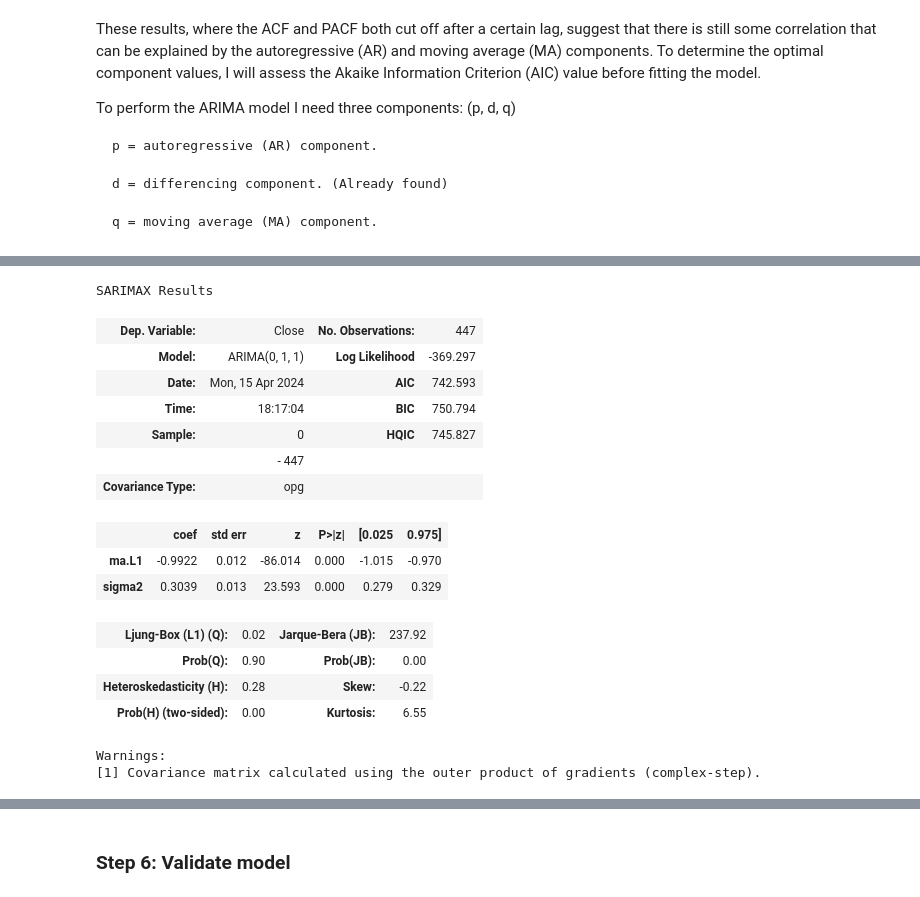
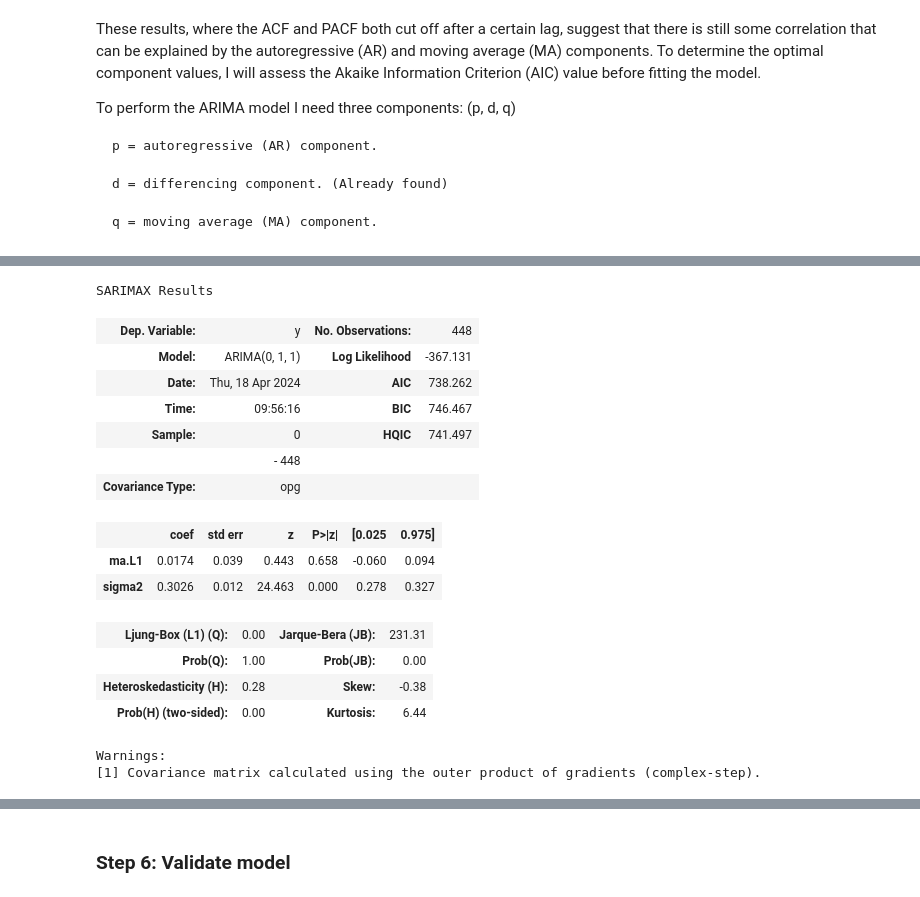
Before and after one commit to Daniela-MB/Time_series_analysis, a Jupyter notebook: CA1_Project_MLB_DanielaMarianoBarreto.ipynb, the cells around one changed output, grey strips where cells are left out. Saved outputs shown, nothing was run; the diff lists cells and outputs as text; code cells hidden in the pictures.

Commit message:
ARIMA corrections

```diff
--- a/CA1_Project_MLB_DanielaMarianoBarreto.ipynb
+++ b/CA1_Project_MLB_DanielaMarianoBarreto.ipynb
@@ -891,7 +954,7 @@ He I will fit the ARIMA model with the 'first_order_diff'
 # %%
 from statsmodels.tsa.arima.model import ARIMA
 
-model = ARIMA(first_order_diff, order=(0,1,1))
+model = ARIMA(cour_filt['Close'].tolist(), order=(0,1,1))
 model_fit = model.fit()
 
 model_fit.summary()
@@ -914,2 +977,6 @@ SARIMAX Results
 Warnings:
 [1] Covariance matrix calculated using the outer product of gradients (complex-step).
+# %%
+pred = model_fit.fittedvalues
+cour_filt.loc[:, 'ARIMA'] = pred
+cour_filt.head()
@@ -915,0 +996,4 @@ Warnings:
+# %%
+diffval = model_fit.resid + model_fit.fittedvalues
+cour_filt.loc[:,'diffval'] = diffval
+cour_filt.head()
@@ -920,7 +1071,7 @@ I will split the 'first_order_diff' time series into 80% train, 20% test before
 # %%
-split_point = int(len(first_order_diff) * 0.8)
+from sklearn.model_selection import train_test_split
 
-# Split the data
-train_data, test_data = first_order_diff[:split_point], first_order_diff[split_point:]
+train_data, test_data = train_test_split(cour_filt['Close'], test_size=0.2, shuffle=False)
+
 train_data.shape, test_data.shape
 # %% [output]
@@ -928,25 +1099,25 @@ train_data.shape, test_data.shape
 # %%
 from statsmodels.tsa.arima.model import ARIMA
 
-model = ARIMA(train_data, order=(0,1,1))
-model_fit = model.fit()
+model1 = ARIMA(train_data.tolist(), order=(0,1,1))
+model1_fit = model1.fit()
 
-model_fit.summary()
+model1_fit.summary()
 # %% [output]
 SARIMAX Results
-| Dep. Variable: | Close | No. Observations: | 447 |
-| Model: | ARIMA(0, 1, 1) | Log Likelihood | -369.297 |
-| Date: | Mon, 15 Apr 2024 | AIC | 742.593 |
-| Time: | 18:17:04 | BIC | 750.794 |
-| Sample: | 0 | HQIC | 745.827 |
-|  | - 447 |  |  |
+| Dep. Variable: | y | No. Observations: | 448 |
+| Model: | ARIMA(0, 1, 1) | Log Likelihood | -367.131 |
+| Date: | Thu, 18 Apr 2024 | AIC | 738.262 |
+| Time: | 09:56:16 | BIC | 746.467 |
+| Sample: | 0 | HQIC | 741.497 |
+|  | - 448 |  |  |
 | Covariance Type: | opg |  |  |
 |  | coef | std err | z | P>|z| | [0.025 | 0.975] |
-| ma.L1 | -0.9922 | 0.012 | -86.014 | 0.000 | -1.015 | -0.970 |
-| sigma2 | 0.3039 | 0.013 | 23.593 | 0.000 | 0.279 | 0.329 |
+| ma.L1 | 0.0174 | 0.039 | 0.443 | 0.658 | -0.060 | 0.094 |
+| sigma2 | 0.3026 | 0.012 | 24.463 | 0.000 | 0.278 | 0.327 |
-| Ljung-Box (L1) (Q): | 0.02 | Jarque-Bera (JB): | 237.92 |
-| Prob(Q): | 0.90 | Prob(JB): | 0.00 |
-| Heteroskedasticity (H): | 0.28 | Skew: | -0.22 |
-| Prob(H) (two-sided): | 0.00 | Kurtosis: | 6.55 |
+| Ljung-Box (L1) (Q): | 0.00 | Jarque-Bera (JB): | 231.31 |
+| Prob(Q): | 1.00 | Prob(JB): | 0.00 |
+| Heteroskedasticity (H): | 0.28 | Skew: | -0.38 |
+| Prob(H) (two-sided): | 0.00 | Kurtosis: | 6.44 |
 Warnings:
 [1] Covariance matrix calculated using the outer product of gradients (complex-step).
```
Also changed, not shown: parts of 28 cells of this notebook.
